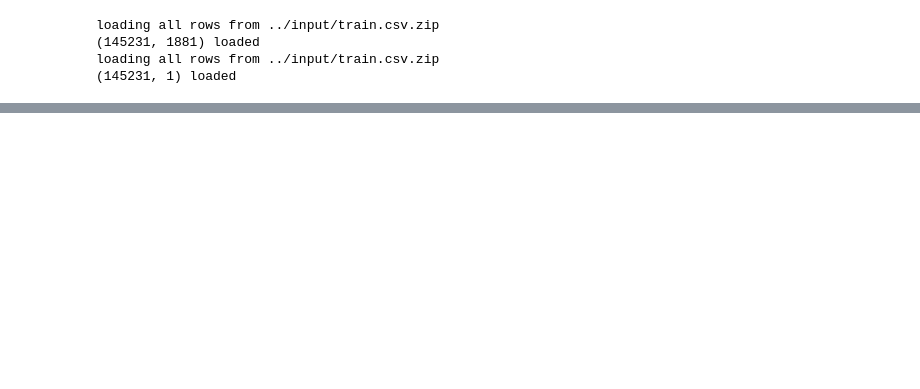
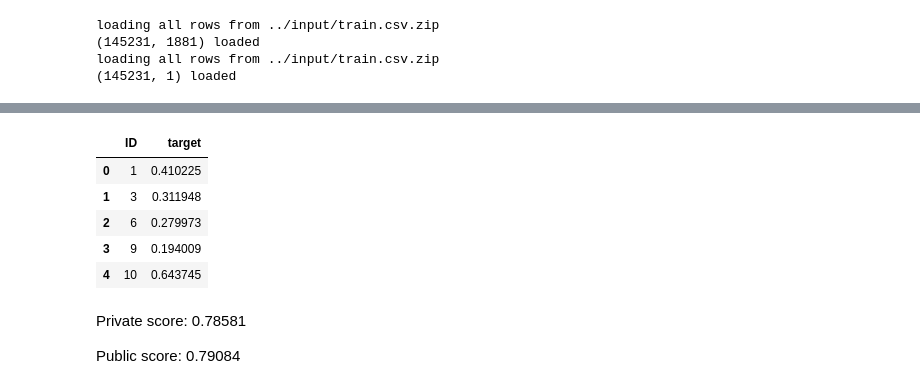
Before and after one commit to tunguz/TabularBenchmarks, a Jupyter notebook: datasets/Springleaf/scripts/XGB_Kaggle.ipynb, the cells around one changed output, grey strips where cells are left out. Cells and saved outputs as stored; diff of their text form; code cells hidden in the pictures; blank space fills up the shorter version.

```diff
--- a/datasets/Springleaf/scripts/XGB_Kaggle.ipynb
+++ b/datasets/Springleaf/scripts/XGB_Kaggle.ipynb
@@ -731,0 +812,2 @@ NameError: name 'X' is not defined
+# %%
+submission_df['target'] = 0.0
@@ -731,0 +836,2 @@ NameError: name 'X' is not defined
+# %%
+preds = clf.predict_proba(X_test)[:, 1]
@@ -731,0 +843,10 @@ NameError: name 'X' is not defined
+# %%
+submission_df['target'] = preds
+submission_df.head()
+# %% [output]
+|  | ID | target |
+| 0 | 1 | 0.410225 |
+| 1 | 3 | 0.311948 |
+| 2 | 6 | 0.279973 |
+| 3 | 9 | 0.194009 |
+| 4 | 10 | 0.643745 |
@@ -731,0 +858,4 @@ NameError: name 'X' is not defined
+# %% [markdown]
+Private score: 0.78581
+
+Public score: 0.79084
```
Also changed, not shown: parts of 29 cells of this notebook, 3 other files.
